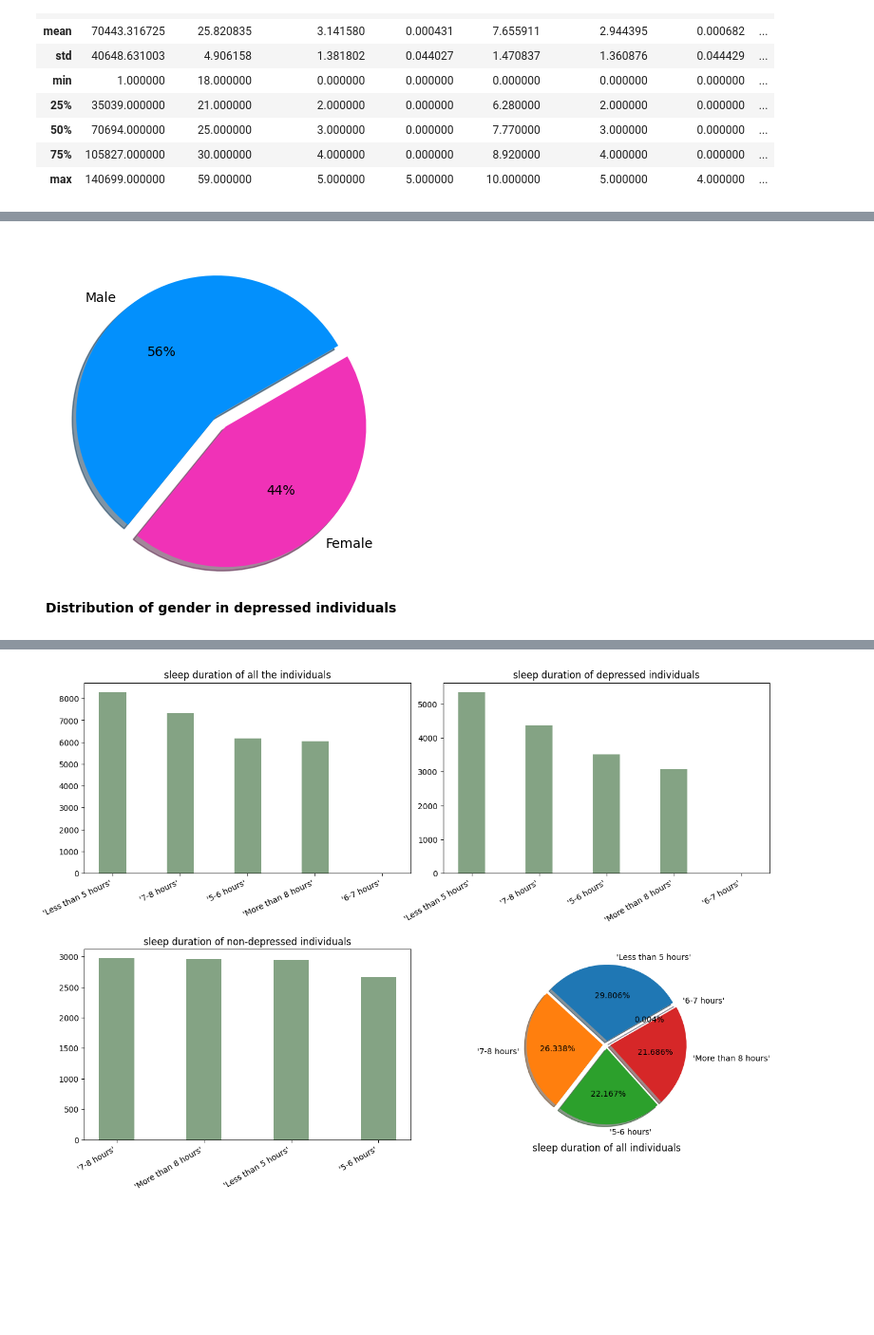
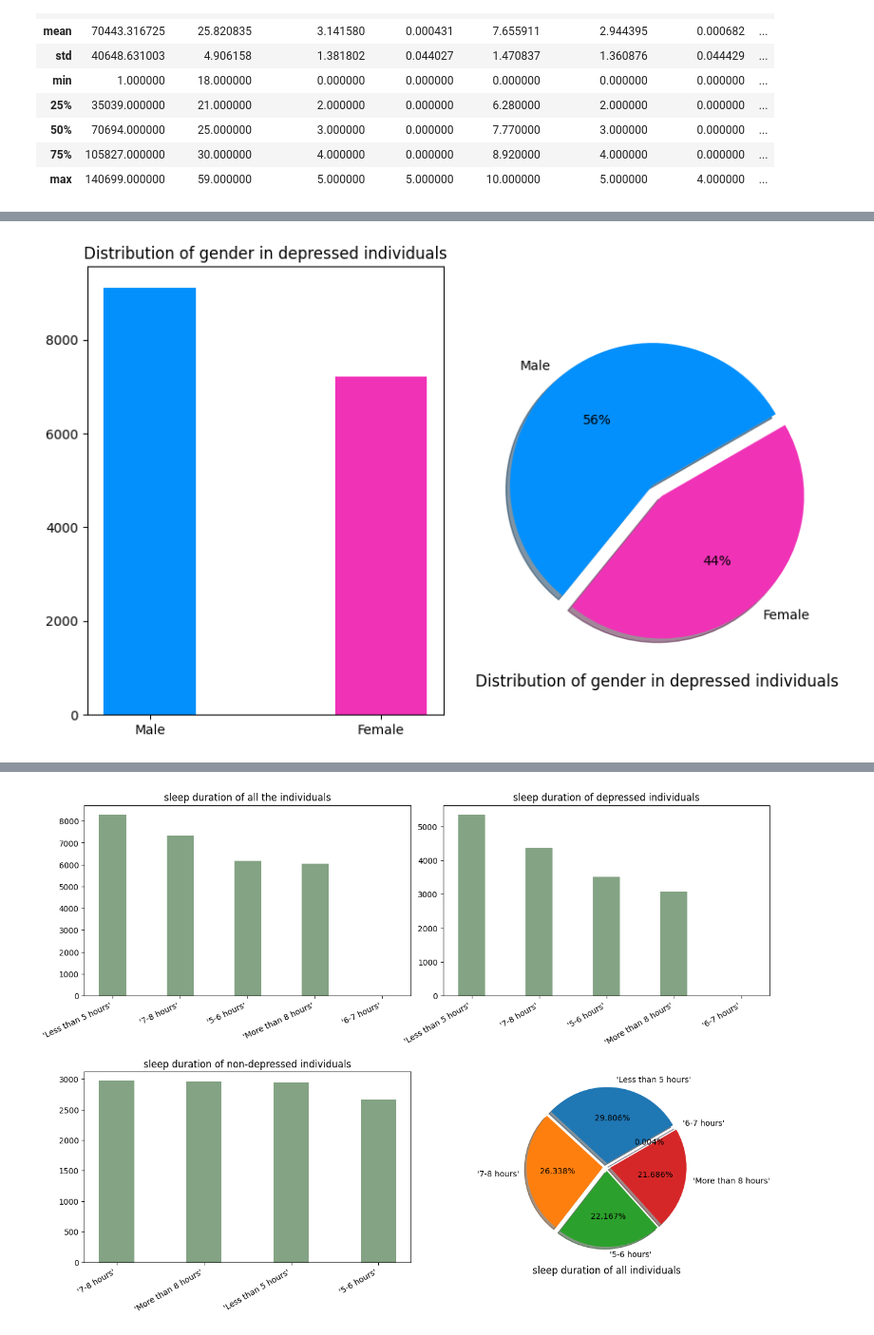
Before and after one commit to gagankumar2488/student_depression_data_analysis, a Jupyter notebook: analysis/analysis_process.ipynb, the cells around one changed output, grey strips where cells are left out. Shown: that part at 95% size. Cells and saved outputs as stored; diff of their text form; code cells hidden in the pictures; blank space fills up the shorter version.

```diff
--- a/analysis/analysis_process.ipynb
+++ b/analysis/analysis_process.ipynb
@@ -50,14 +72,22 @@ df.describe()
 # %%
-explode = (0.05, 0.05)
-# df[df['Depression'] == True]['Gender'].value_counts().plot(
-#     kind='pie', ylabel='Distribution of gender in depressed individuals', autopct='%1.0f%%',
-#   colors=colors, explode=explode, shadow=True, startangle = 20)
-plt.pie(df[df['Depression'] == True]['Gender'].value_counts(), labels=['Male','Female'],
-                autopct='%1.0f%%', colors=['#0390fc', '#f032b7'], explode=explode,
+fig,axes = plt.subplots(nrows = 1, ncols = 2, figsize=(10, 6))
+colors = ['#0390fc','#f032b7']
+#-----------------------------------------------------------------------------------------------------------------------------
+labels1 = df[df['Depression'] == True]['Gender'].value_counts().index
+axes[0].bar(labels1, df[df['Depression'] == True]['Gender'].value_counts(), width=0.4, color = colors)
+axes[0].set_xticks(labels1,labels1,
+                    rotation=0, ha='center')
+axes[0].tick_params(axis='x', labelsize=10)
+axes[0].set_title('Distribution of gender in depressed individuals')
+#-----------------------------------------------------------------------------------------------------------------------------
+explode = (0.05,0.05)
+axes[1].pie(df[df['Depression'] == True]['Gender'].value_counts(), labels=labels1,
+                autopct='%1.0f%%', colors=colors, explode=explode,
                 shadow=True, startangle = 30)
-plt.xlabel('Distribution of gender in depressed individuals',
-             fontsize=10, color='black', fontweight='bold')
+axes[1].set_xlabel('Distribution of gender in depressed individuals',size = 12)
+plt.subplots_adjust(left=0.1, right=0.9, top=0.9, bottom=0.1, wspace=0.1, hspace=0.4)
+#-----------------------------------------------------------------------------------------------------------------------------
 plt.show()
 # %% [output]
-[figure, old version]
+[figure, new version]
 # %%
```
Also changed, not shown: parts of 4 cells of this notebook.
